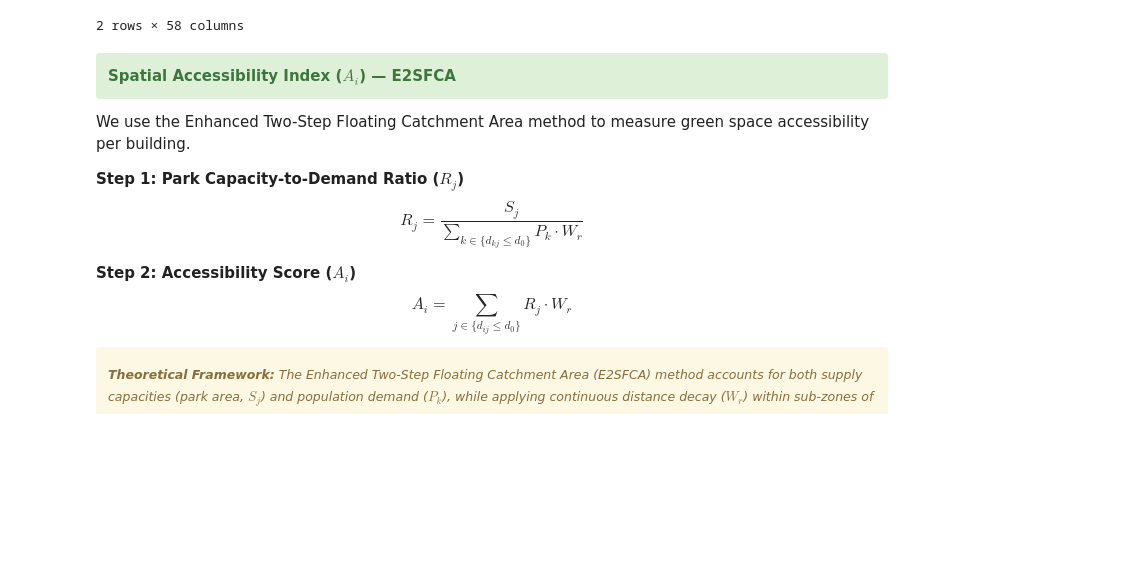
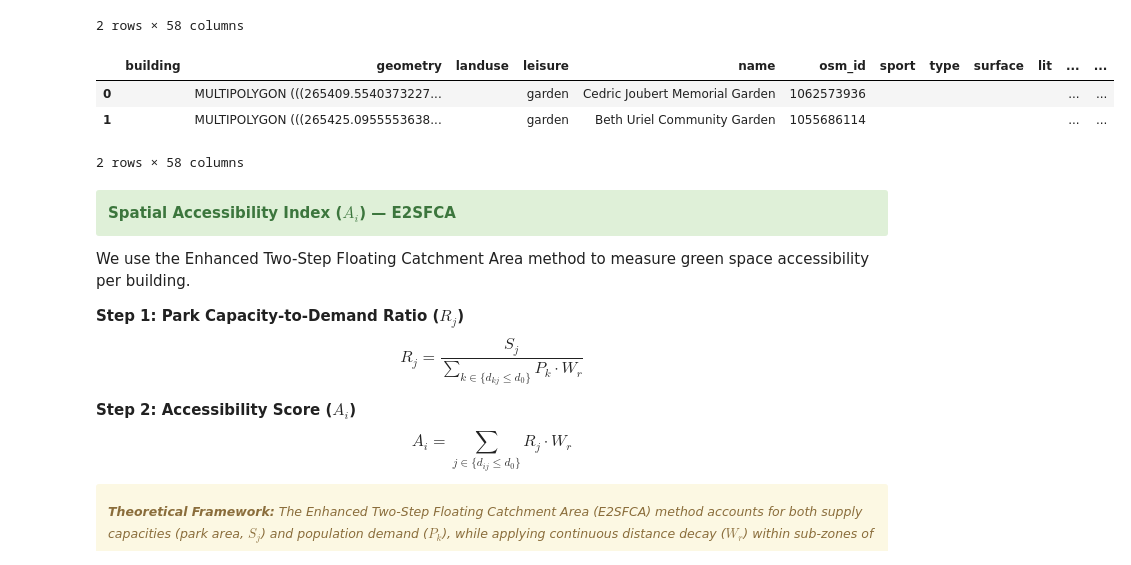
Before and after one commit to AdrianKriger/geo3D, a Jupyter notebook: suburb/interactiveOnly.ipynb, the cells around one changed output. Drawn from its saved outputs; the diff is of its cells as text; code cells hidden in the pictures; blank space fills up the shorter version.

```diff
--- a/suburb/interactiveOnly.ipynb
+++ b/suburb/interactiveOnly.ipynb
@@ -1283,58 +1283,72 @@ gdf_green_spaces.head(2)
 #- we have overlapping green space. there are leisure=pitch that fall within recreation_ground and playgrounds that are within parks etc.
 #- we remove the smaller from the larger.
 
-def deduct_overlapping_green_geoms(gdf_green_spaces, containment_threshold=0.90):
+def deduct_overlapping_green_geoms(gdf_green_spaces, containment_threshold=0.85):
     """
     Identifies nested green space geometries and drops smaller features
     if they are predominantly contained within a larger feature.
 
-    Parameters:
-    - containment_threshold: Proportion of the smaller feature's area that
-      must lie inside the larger feature to trigger deletion (default: 90%).
+    Preserves all OSM attributes/tags of the larger parent features.
     """
     df = gdf_green_spaces.copy()
 
-    # 1. Calculate base areas and sort ascending (smallest first)
+    # 1. Calculate unprojected area in degrees for relative comparison & sort (largest last)
     df['calc_area'] = df['geometry'].apply(lambda g: g.area if g and not g.is_empty else 0.0)
     df = df.sort_values('calc_area', ascending=True).reset_index(drop=True)
 
     geoms = df['geometry'].tolist()
     n = len(geoms)
-    keep_mask = [True] * n
+    drop_indices = set()
 
-    # 2. Check smaller features against larger features
+    # 2. Compare smaller geometries against larger ones
     for i in range(n):
         g_small = geoms[i]
         if g_small is None or g_small.is_empty or df.at[i, 'calc_area'] == 0:
-            keep_mask[i] = False
+            drop_indices.add(i)
             continue
 
         area_small = df.at[i, 'calc_area']
 
         for j in range(i + 1, n):
-            g_large = geoms[j]
-            if g_large is None or g_large.is_empty or not keep_mask[j]:
+            # Skip if the larger feature j was already marked for removal by an even bigger parent
+            if j in drop_indices:
                 continue
 
-            # Quick bounding box check prior to spatial intersection
+            g_large = geoms[j]
+            if g_large is None or g_large.is_empty:
+                continue
+
+            # Check bounding box / spatial intersection
             if g_small.intersects(g_large):
                 try:
+                    # Direct topological containment or area overlap check
+                    if g_large.contains(g_small):
+                        drop_indices.add(i)
+                        break
+
                     intersection_area = g_small.intersection(g_large).area
-                    # If the smaller feature is substantially contained inside the larger one
                     if (intersection_area / area_small) >= containment_threshold:
-                        keep_mask[i] = False  # Mark smaller feature for deletion
-                        break
+                        drop_indices.add(i)  # Delete smaller child feature
+                        break  # Stop checking this small feature once dropped
                 except Exception:
                     pass
 
-    # 3. Filter retained features
-    df = df[keep_mask].reset_index(drop=True)
-    df['area_m2'] = df['geometry'].apply(lambda g: g.area if g else 0.0)
+    # 3. Drop marked smaller features, keeping larger features with intact OSM tags
+    keep_indices = [idx for idx in range(n) if idx not in drop_indices]
+    df = df.iloc[keep_indices].reset_index(drop=True)
+
+    # Clean up temporary column
     df = df.drop(columns=['calc_area'])
 
     return df
 
-gdf_green_spaces = deduct_overlapping_green_geoms(gdf_green_spaces, containment_threshold=0.95)
+gdf_green_spaces = deduct_overlapping_green_geoms(gdf_green_spaces)
+gdf_green_spaces.head(2)
+# %% [output]
+|  | building | geometry | landuse | leisure | name | osm_id | sport | type | surface | lit | ... | ... |
+| 0 |  | MULTIPOLYGON (((265409.5540373227... |  | garden | Cedric Joubert Memorial Garden | 1062573936 |  |  |  |  | ... | ... |
+| 1 |  | MULTIPOLYGON (((265425.0955553638... |  | garden | Beth Uriel Community Garden | 1055686114 |  |  |  |  | ... | ... |
+2 rows × 58 columns
 # %% [markdown]
 <div class="alert alert-block alert-success"><b>Spatial Accessibility Index ($A_i$) — E2SFCA</b></div>
 
```
Also changed, not shown: parts of 5 cells of this notebook, 7 other files.
